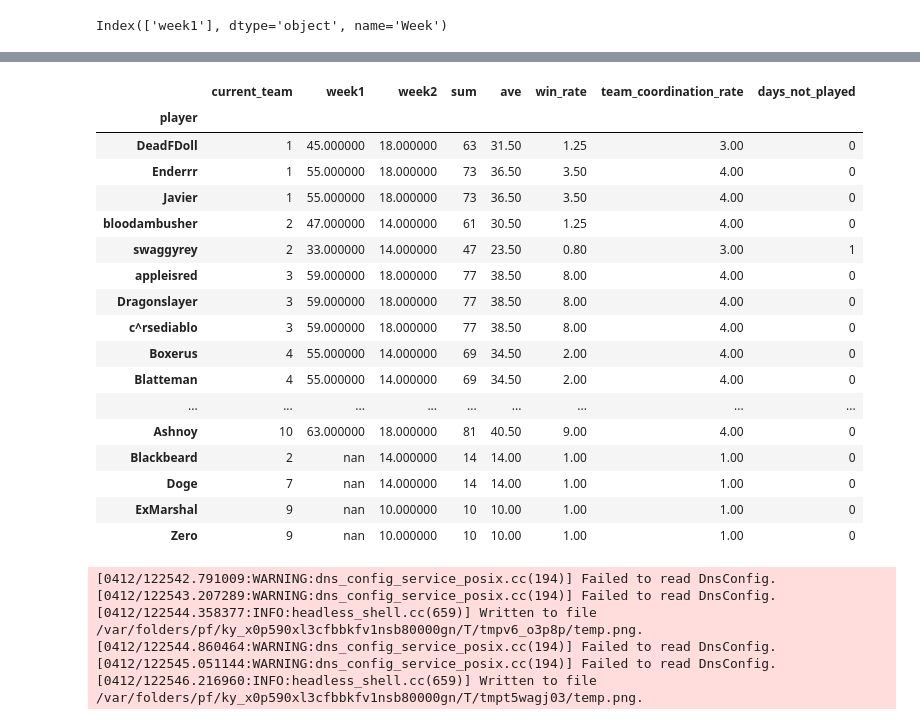
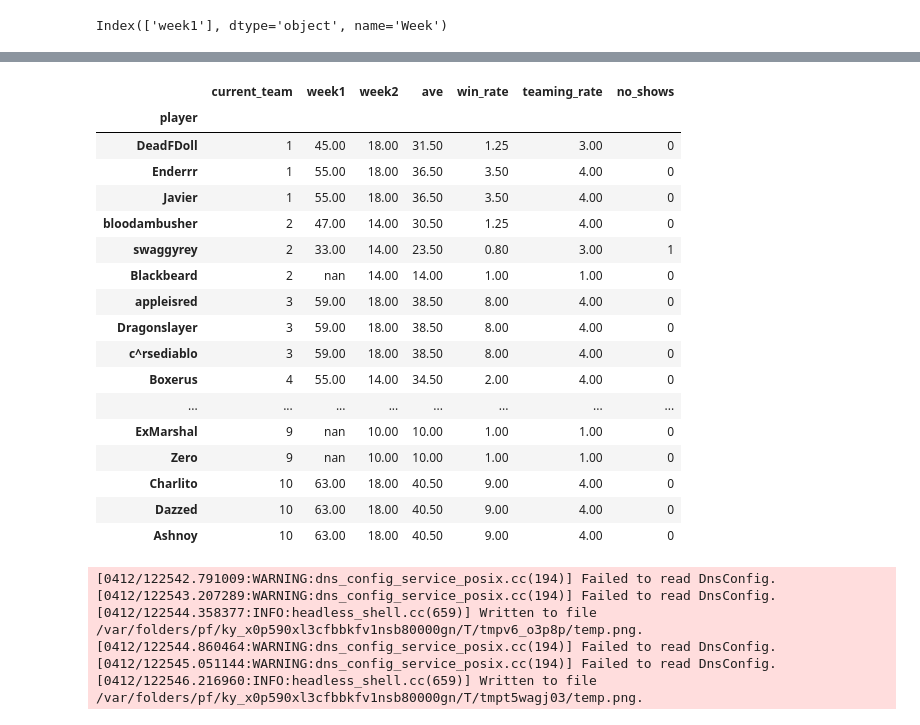
Before and after one commit to CharlieAprog/Brawlstars-EdenStats, a Jupyter notebook: notebooks/dataset_visualisation.ipynb, the cells around one changed output, grey strips where cells are left out. Saved outputs shown, nothing was run; the diff lists cells and outputs as text; code cells hidden in the pictures.

Commit message:
new table format, bug fixes with week read

```diff
--- a/notebooks/dataset_visualisation.ipynb
+++ b/notebooks/dataset_visualisation.ipynb
@@ -8,6 +8,8 @@ from matplotlib import cm
 import imgkit
 import dataframe_image as dfi
 RED_GREEN = cm.get_cmap('RdYlGn')
+RED_GREEN_r = cm.get_cmap('RdYlGn_r')
+
 YELLOW_GREEN = cm.get_cmap('summer_r')
 GREEN_YELLOW = cm.get_cmap('summer')
 # %%
@@ -144,32 +101,43 @@ player_data
 # %%
+tr = ClubStatsTracker(team)
+player_data = tr.player_data.sort_values(by='current_team')
 weeks = [c for c in player_data.columns if 'week' in c]
-cols = weeks + ['ave', 'win_rate','team_coordination_rate']
-formats = {col:'{:20,.0f}' for col in cols}
-formats.update({"sum": "{:20,.0f}"})
-player_data.style.format(formats)\
+cols = weeks + ['ave', 'win_rate','teaming_rate']
+formats = {col:'{:20,.2f}' for col in cols}
+player_styled= player_data.style.format(formats)\
         .bar(subset=weeks, color='lightgreen', vmin=0, vmax=63)\
-        .background_gradient(axis=0,vmin=0, subset=['sum', 'ave'],cmap=RED_GREEN)\
-        .background_gradient(axis=0,vmin=0, subset=['win_rate', 'team_coordination_rate'],cmap=YELLOW_GREEN)\
-        .background_gradient(axis=0,vmin=0, subset=['days_not_played' ],cmap=GREEN_YELLOW)
+        .background_gradient(axis=0,vmin=0, subset=['ave'],cmap=RED_GREEN)\
+        .background_gradient(axis=0,vmin=0,vmax=2, subset=['win_rate'],cmap=RED_GREEN)\
+        .background_gradient(axis=0,vmin=0,vmax=3, subset=['teaming_rate'],cmap=RED_GREEN)\
+        .background_gradient(axis=0,vmin=0,vmax=6, subset=['no_shows' ],cmap=RED_GREEN_r)\
+        .set_properties(subset=weeks, **{'width': '50px'})
+
+
+player_styled.set_table_styles({
+        'ave': [{'selector': '', 'props': 'border-left: 1px solid black'}],
+                },
+                    overwrite=False, axis=0)
+
+player_styled
 # %% [output]
-|  | current_team | week1 | week2 | sum | ave | win_rate | team_coordination_rate | days_not_played |
-| player |  |  |  |  |  |  |  |  |
-| DeadFDoll | 1 | 45.000000 | 18.000000 | 63 | 31.50 | 1.25 | 3.00 | 0 |
-| Enderrr | 1 | 55.000000 | 18.000000 | 73 | 36.50 | 3.50 | 4.00 | 0 |
-| Javier | 1 | 55.000000 | 18.000000 | 73 | 36.50 | 3.50 | 4.00 | 0 |
-| bloodambusher | 2 | 47.000000 | 14.000000 | 61 | 30.50 | 1.25 | 4.00 | 0 |
-| swaggyrey | 2 | 33.000000 | 14.000000 | 47 | 23.50 | 0.80 | 3.00 | 1 |
-| appleisred | 3 | 59.000000 | 18.000000 | 77 | 38.50 | 8.00 | 4.00 | 0 |
-| Dragonslayer | 3 | 59.000000 | 18.000000 | 77 | 38.50 | 8.00 | 4.00 | 0 |
-| c^rsediablo | 3 | 59.000000 | 18.000000 | 77 | 38.50 | 8.00 | 4.00 | 0 |
-| Boxerus | 4 | 55.000000 | 14.000000 | 69 | 34.50 | 2.00 | 4.00 | 0 |
-| Blatteman | 4 | 55.000000 | 14.000000 | 69 | 34.50 | 2.00 | 4.00 | 0 |
-| ... | ... | ... | ... | ... | ... | ... | ... | ... |
-| Ashnoy | 10 | 63.000000 | 18.000000 | 81 | 40.50 | 9.00 | 4.00 | 0 |
-| Blackbeard | 2 | nan | 14.000000 | 14 | 14.00 | 1.00 | 1.00 | 0 |
-| Doge | 7 | nan | 14.000000 | 14 | 14.00 | 1.00 | 1.00 | 0 |
-| ExMarshal | 9 | nan | 10.000000 | 10 | 10.00 | 1.00 | 1.00 | 0 |
-| Zero | 9 | nan | 10.000000 | 10 | 10.00 | 1.00 | 1.00 | 0 |
+|  | current_team | week1 | week2 | ave | win_rate | teaming_rate | no_shows |
+| player |  |  |  |  |  |  |  |
+| DeadFDoll | 1 | 45.00 | 18.00 | 31.50 | 1.25 | 3.00 | 0 |
+| Enderrr | 1 | 55.00 | 18.00 | 36.50 | 3.50 | 4.00 | 0 |
+| Javier | 1 | 55.00 | 18.00 | 36.50 | 3.50 | 4.00 | 0 |
+| bloodambusher | 2 | 47.00 | 14.00 | 30.50 | 1.25 | 4.00 | 0 |
+| swaggyrey | 2 | 33.00 | 14.00 | 23.50 | 0.80 | 3.00 | 1 |
+| Blackbeard | 2 | nan | 14.00 | 14.00 | 1.00 | 1.00 | 0 |
+| appleisred | 3 | 59.00 | 18.00 | 38.50 | 8.00 | 4.00 | 0 |
+| Dragonslayer | 3 | 59.00 | 18.00 | 38.50 | 8.00 | 4.00 | 0 |
+| c^rsediablo | 3 | 59.00 | 18.00 | 38.50 | 8.00 | 4.00 | 0 |
+| Boxerus | 4 | 55.00 | 14.00 | 34.50 | 2.00 | 4.00 | 0 |
+| ... | ... | ... | ... | ... | ... | ... | ... |
+| ExMarshal | 9 | nan | 10.00 | 10.00 | 1.00 | 1.00 | 0 |
+| Zero | 9 | nan | 10.00 | 10.00 | 1.00 | 1.00 | 0 |
+| Charlito | 10 | 63.00 | 18.00 | 40.50 | 9.00 | 4.00 | 0 |
+| Dazzed | 10 | 63.00 | 18.00 | 40.50 | 9.00 | 4.00 | 0 |
+| Ashnoy | 10 | 63.00 | 18.00 | 40.50 | 9.00 | 4.00 | 0 |
 # %%
 styled_players = players.style\
     .format({"sum": "${:20,.0f}",
```
Also changed, not shown: parts of 4 cells of this notebook, 17 other files.
